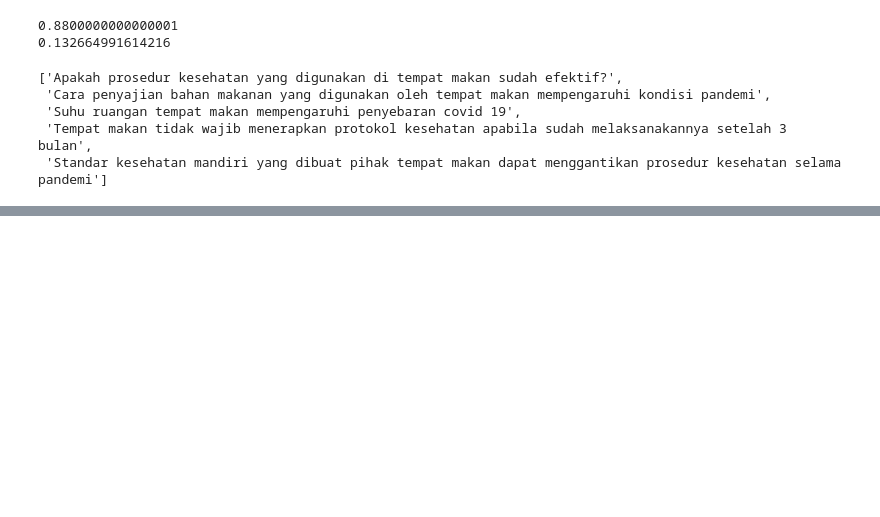
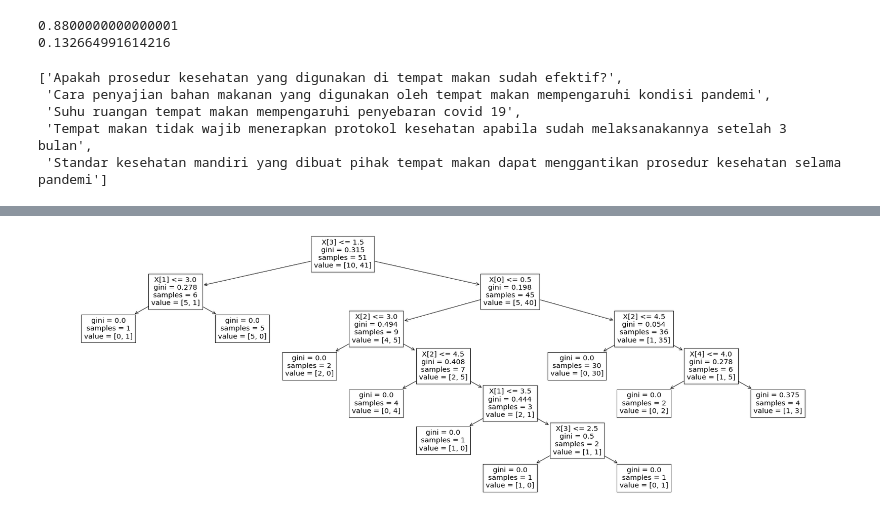
Before and after one commit to afrisanjaya/tugas-akhir, a Jupyter notebook: Resto-DT.ipynb, the cells around one changed output, grey strips where cells are left out. Saved outputs shown, nothing was run; the diff lists cells and outputs as text; code cells hidden in the pictures; blank space fills up the shorter version.

Commit message:
tree visual

```diff
--- a/Resto-DT.ipynb
+++ b/Resto-DT.ipynb
@@ -162,0 +180,5 @@ InvocationException: GraphViz's executables not found
+# %%
+fig = plt.figure(figsize=(30,10))
+_ = tree.plot_tree(dtree)
+# %% [output]
+[figure, added]
```
Also changed, not shown: parts of 6 cells of this notebook, 1 other file.
